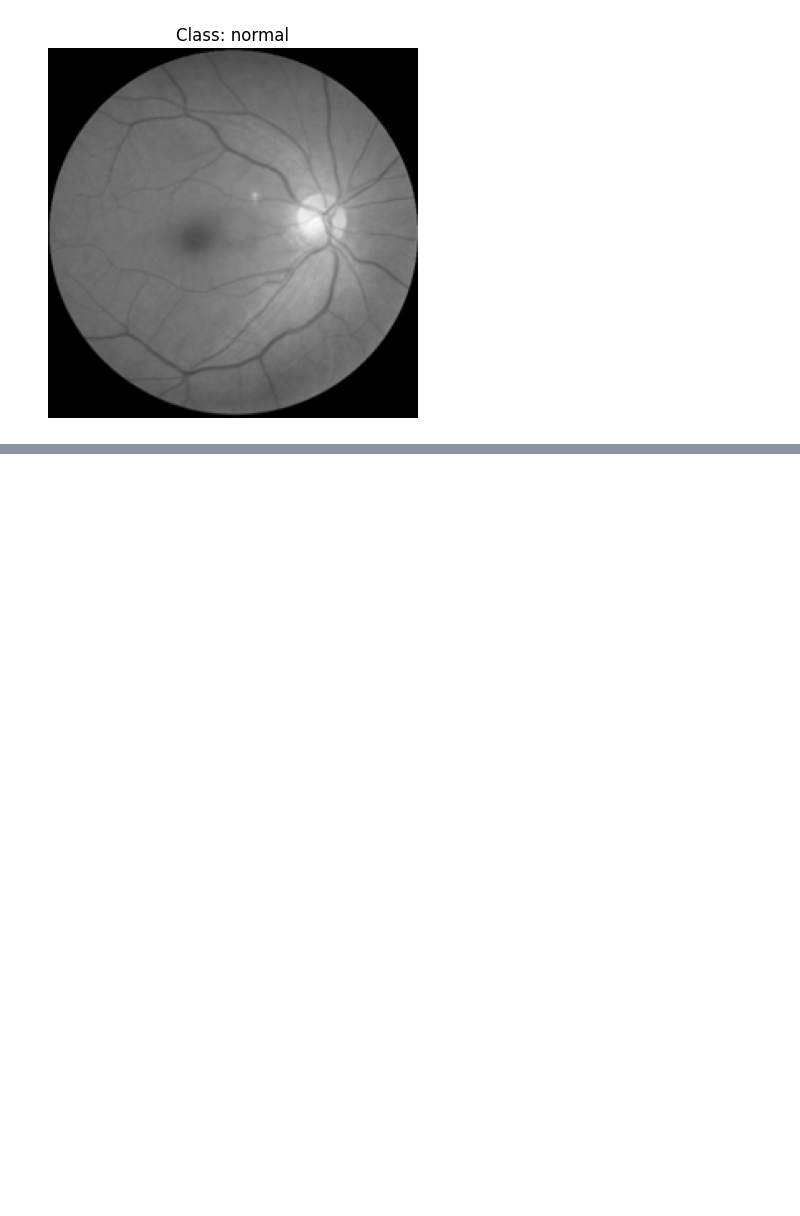
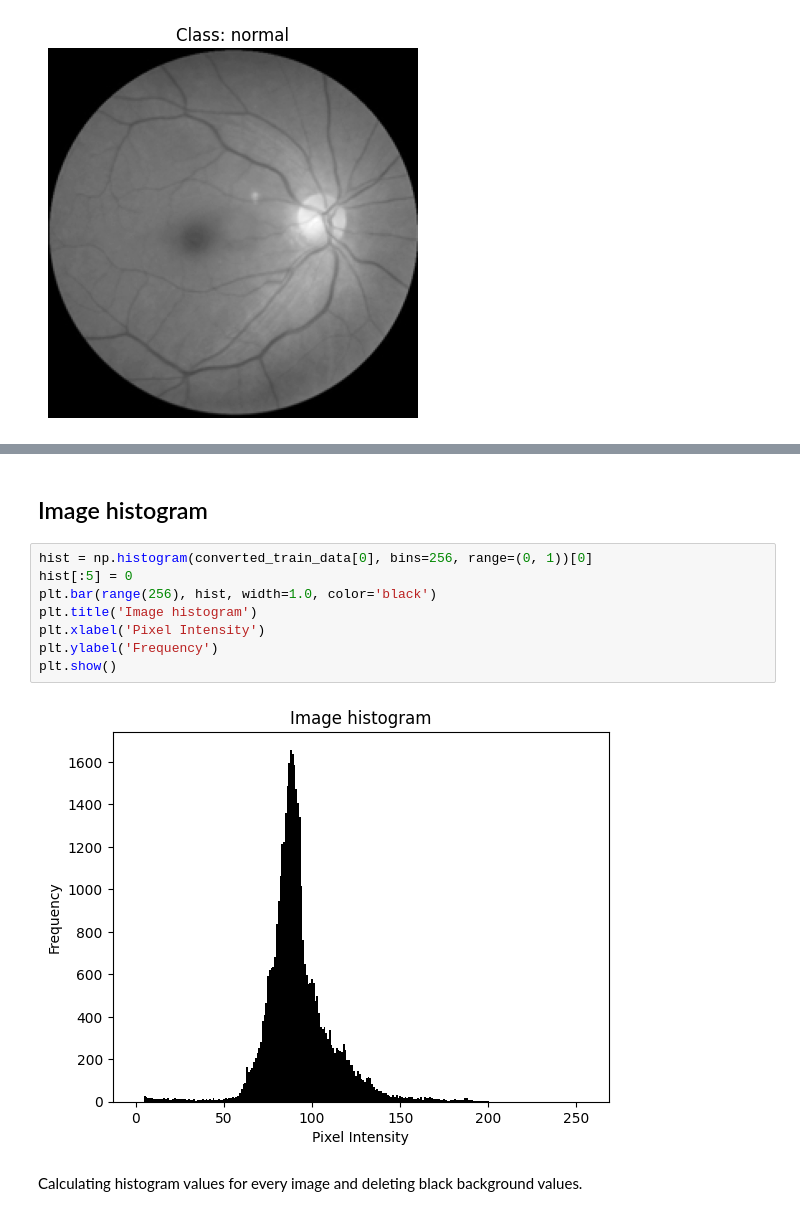
Before and after one commit to michni00/Image-Classification, a Jupyter notebook: Image_Classification.ipynb, the cells around one changed output, grey strips where cells are left out. Drawn from its saved outputs; the diff is of its cells as text; blank space fills up the shorter version.

```diff
--- a/Image_Classification.ipynb
+++ b/Image_Classification.ipynb
@@ -180,0 +204,14 @@ local binary pattern
+# %% [markdown]
+## Image histogram
+# %%
+hist = np.histogram(converted_train_data[0], bins=256, range=(0, 1))[0]
+hist[:5] = 0
+plt.bar(range(256), hist, width=1.0, color='black')
+plt.title('Image histogram')
+plt.xlabel('Pixel Intensity')
+plt.ylabel('Frequency')
+plt.show()
+# %% [output]
+[figure, added]
+# %% [markdown]
+Calculating histogram values for every image and deleting black background values.
```
Also changed, not shown: parts of 41 cells of this notebook.
